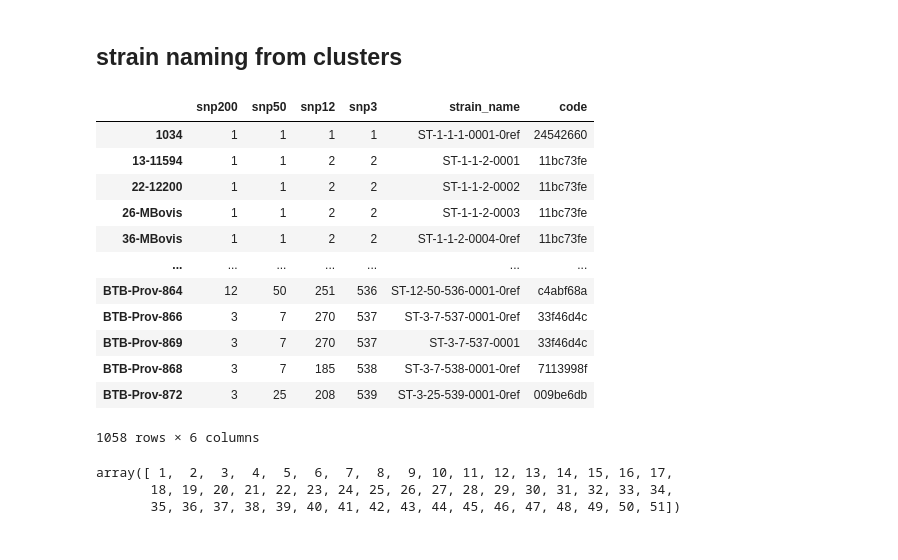
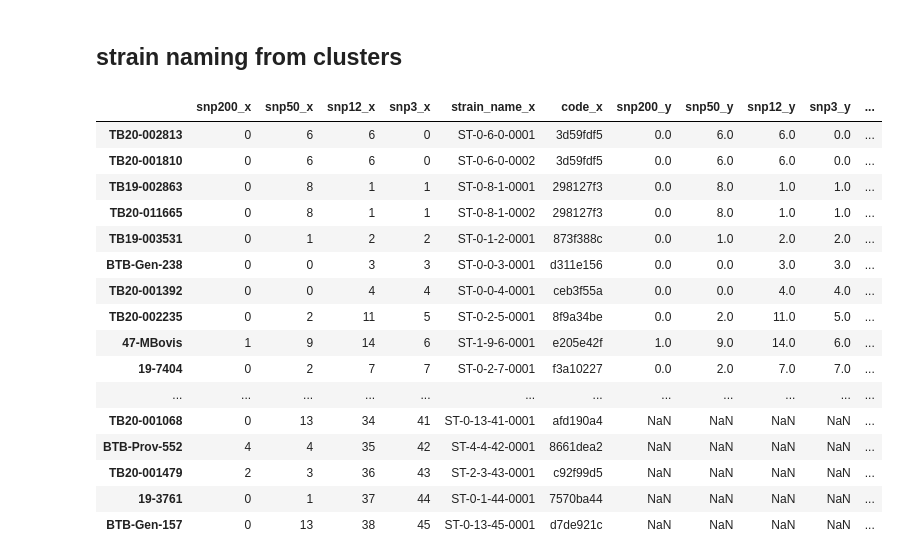
Before and after one commit to dmnfarrell/snipgenie, a Jupyter notebook: notebooks/clustering.ipynb, the cells around one changed output. Saved outputs shown, nothing was run; the diff lists cells and outputs as text; code cells hidden in the pictures.

```diff
--- a/notebooks/clustering.ipynb
+++ b/notebooks/clustering.ipynb
@@ -48,0 +48,7 @@ X
+# %%
+#mon data
+snpdist = pd.read_csv('/storage/btbgenie/monaghan/monaghan_results/snpdist.csv',index_col=0)
+meta = pd.read_csv('/storage/btbgenie/monaghan/metadata/master.csv')
+treefile = '/storage/btbgenie/monaghan/monaghan_results/tree.newick'# '/storage/btbgenie/combined_results/tree.newick'
+meta.iloc[0]
+X=meta.set_index('sample')
@@ -103,25 +169,30 @@ sns.clustermap(S, cmap='Blues', row_colors=X1.color,figsize=(6,6))
 ## strain naming from clusters
 # %%
 reload(clustering)
-#print (cl)
-clustering.generate_strain_names(cl)
+cl,members1 = clustering.get_cluster_levels(S1)
+st1 = clustering.generate_strain_names(cl,S1)
+#st1
-# %% [output]
-|  | snp200 | snp50 | snp12 | snp3 | strain_name | code |
-| 1034 | 1 | 1 | 1 | 1 | ST-1-1-1-0001-0ref | 24542660 |
-| 13-11594 | 1 | 1 | 2 | 2 | ST-1-1-2-0001 | 11bc73fe |
-| 22-12200 | 1 | 1 | 2 | 2 | ST-1-1-2-0002 | 11bc73fe |
-| 26-MBovis | 1 | 1 | 2 | 2 | ST-1-1-2-0003 | 11bc73fe |
-| 36-MBovis | 1 | 1 | 2 | 2 | ST-1-1-2-0004-0ref | 11bc73fe |
-| ... | ... | ... | ... | ... | ... | ... |
-| BTB-Prov-864 | 12 | 50 | 251 | 536 | ST-12-50-536-0001-0ref | c4abf68a |
-| BTB-Prov-866 | 3 | 7 | 270 | 537 | ST-3-7-537-0001-0ref | 33f46d4c |
-| BTB-Prov-869 | 3 | 7 | 270 | 537 | ST-3-7-537-0001 | 33f46d4c |
-| BTB-Prov-868 | 3 | 7 | 185 | 538 | ST-3-7-538-0001-0ref | 7113998f |
-| BTB-Prov-872 | 3 | 25 | 208 | 539 | ST-3-25-539-0001-0ref | 009be6db |
-1058 rows × 6 columns
-# %%
-cl.snp50.unique()
-# %% [output]
-array([ 1,  2,  3,  4,  5,  6,  7,  8,  9, 10, 11, 12, 13, 14, 15, 16, 17,
-       18, 19, 20, 21, 22, 23, 24, 25, 26, 27, 28, 29, 30, 31, 32, 33, 34,
-       35, 36, 37, 38, 39, 40, 41, 42, 43, 44, 45, 46, 47, 48, 49, 50, 51])
+# %%
+cl,members2 = clustering.get_cluster_levels(S2,members1)
+st2 = clustering.generate_strain_names(cl,S2)
+#st2
+# %%
+st2.merge(st1,left_index=True,right_index=True,how='left')
+# %% [output]
+|  | snp200_x | snp50_x | snp12_x | snp3_x | strain_name_x | code_x | snp200_y | snp50_y | snp12_y | snp3_y | ... |
+| TB20-002813 | 0 | 6 | 6 | 0 | ST-0-6-0-0001 | 3d59fdf5 | 0.0 | 6.0 | 6.0 | 0.0 | ... |
+| TB20-001810 | 0 | 6 | 6 | 0 | ST-0-6-0-0002 | 3d59fdf5 | 0.0 | 6.0 | 6.0 | 0.0 | ... |
+| TB19-002863 | 0 | 8 | 1 | 1 | ST-0-8-1-0001 | 298127f3 | 0.0 | 8.0 | 1.0 | 1.0 | ... |
+| TB20-011665 | 0 | 8 | 1 | 1 | ST-0-8-1-0002 | 298127f3 | 0.0 | 8.0 | 1.0 | 1.0 | ... |
+| TB19-003531 | 0 | 1 | 2 | 2 | ST-0-1-2-0001 | 873f388c | 0.0 | 1.0 | 2.0 | 2.0 | ... |
+| BTB-Gen-238 | 0 | 0 | 3 | 3 | ST-0-0-3-0001 | d311e156 | 0.0 | 0.0 | 3.0 | 3.0 | ... |
+| TB20-001392 | 0 | 0 | 4 | 4 | ST-0-0-4-0001 | ceb3f55a | 0.0 | 0.0 | 4.0 | 4.0 | ... |
+| TB20-002235 | 0 | 2 | 11 | 5 | ST-0-2-5-0001 | 8f9a34be | 0.0 | 2.0 | 11.0 | 5.0 | ... |
+| 47-MBovis | 1 | 9 | 14 | 6 | ST-1-9-6-0001 | e205e42f | 1.0 | 9.0 | 14.0 | 6.0 | ... |
+| 19-7404 | 0 | 2 | 7 | 7 | ST-0-2-7-0001 | f3a10227 | 0.0 | 2.0 | 7.0 | 7.0 | ... |
+| ... | ... | ... | ... | ... | ... | ... | ... | ... | ... | ... | ... |
+| TB20-001068 | 0 | 13 | 34 | 41 | ST-0-13-41-0001 | afd190a4 | NaN | NaN | NaN | NaN | ... |
+| BTB-Prov-552 | 4 | 4 | 35 | 42 | ST-4-4-42-0001 | 8661dea2 | NaN | NaN | NaN | NaN | ... |
+| TB20-001479 | 2 | 3 | 36 | 43 | ST-2-3-43-0001 | c92f99d5 | NaN | NaN | NaN | NaN | ... |
+| 19-3761 | 0 | 1 | 37 | 44 | ST-0-1-44-0001 | 7570ba44 | NaN | NaN | NaN | NaN | ... |
+| BTB-Gen-157 | 0 | 13 | 38 | 45 | ST-0-13-45-0001 | d7de921c | NaN | NaN | NaN | NaN | ... |
```
Also changed, not shown: parts of 17 cells of this notebook, 4 other files.
